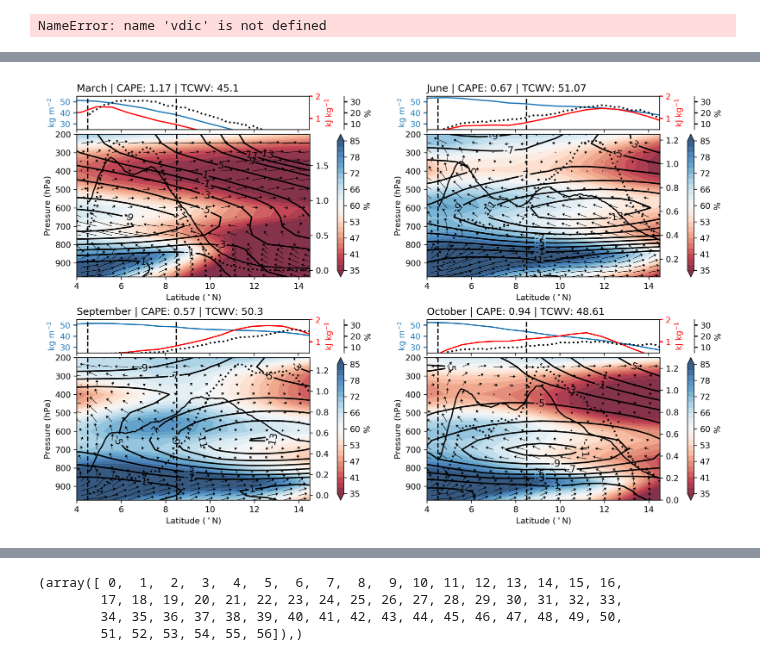
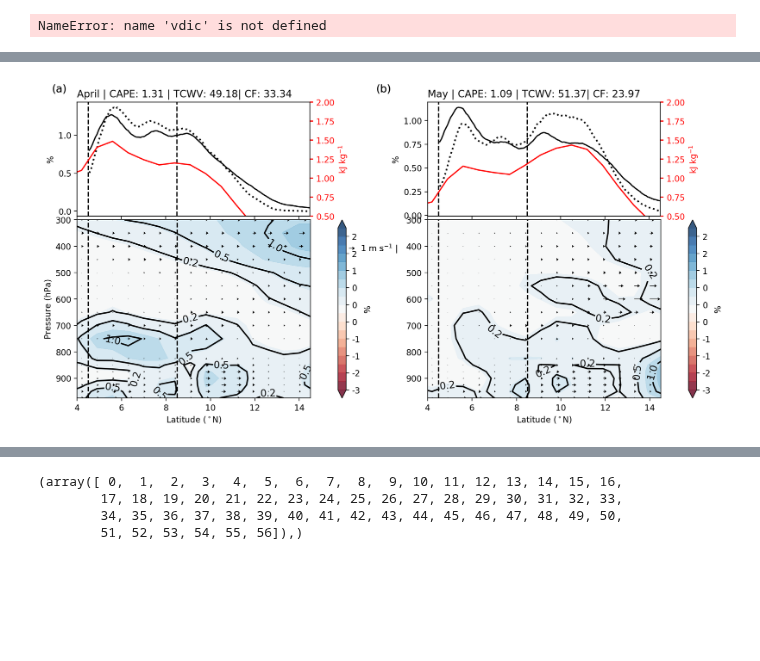
Before and after one commit to cornkle/proj_CEH, a Jupyter notebook: notebooks/CLOVER_crossSection_March_Oct.ipynb, the cells around one changed output, grey strips where cells are left out. Drawn from its saved outputs; the diff is of its cells as text; code cells hidden in the pictures; blank space fills up the shorter version.

Commit message:
Clover revision final

```diff
--- a/notebooks/CLOVER_crossSection_March_Oct.ipynb
+++ b/notebooks/CLOVER_crossSection_March_Oct.ipynb
@@ -33,7 +33,7 @@ cd ..
 # %% [output]
 /home/ck/pythonWorkspace/proj_CEH
 # %%
-pdf = pkl.load(open (cnst.CLOVER_SAVES + 'StormLoc_-50_5000km_WA.p', 'rb'))
+pdf = pkl.load(open ('/media/ck/TOURO/DIR/cornkle/data/CLOVER/saves/' + 'StormLoc_-50_5000km_WA.p', 'rb'))
 # %%
 shdf = salem.read_shapefile(salem.get_demo_file('ne_50m_ocean.shp'))
 # %%
@@ -112,8 +117,8 @@ plt.contour(ar50diff.T)
 <matplotlib.contour.QuadContourSet at 0x...>
 [figure]
 # %%
-OBS2 = pkl.load( open (cnst.CLOVER_SAVES + 'bulk_-50_5000km2_GPM_ERA-I.p', 'rb'))
-OBS1 = pkl.load( open (cnst.CLOVER_SAVES + 'bulk_-70_5000km2_GPM_ERA-I.p', 'rb'))
+OBS2 = pkl.load( open ('/media/ck/TOURO/DIR/cornkle/data/CLOVER/saves/bulk_-50_5000km2_GPM_ERA-I.p', 'rb'))
+OBS1 = pkl.load( open ('/media/ck/TOURO/DIR/cornkle/data/CLOVER/saves/bulk_-70_5000km2_GPM_ERA-I.p', 'rb'))
 def create_dic(dic):
     pp = np.array(dic['pmax'])
     sh = np.array(dic['shear']) #np.array(dic['shear']) * (-1)
@@ -195,10 +200,12 @@ def draw_cross(ax, data, lon, lat, title=None, xlabel=None, ylabel=None,  cmap=N
 
     if quiver is not None:
         qu = ax.quiver(quiver['x'], quiver['y'], quiver['u'], quiver['v'], scale=quiver['scale'], width=0.002, headwidth=7)
+        qk = plt.quiverkey(qu, 0.45, 0.52, 1, '1 m s$^{-1}$ | ',
+                           labelpos='E', coordinates='figure')
 
     if contour is not None:
         cs = ax.contour(contour['x'], contour['y'], contour['data'], levels=contour['levels'], colors=contour['colours'], linewidths=1.7, linestyles='solid' )
-        plt.clabel(cs, inline=1, fontsize=12, fmt='%1.0f')
+        plt.clabel(cs, inline=1, fontsize=12, fmt='%1.1f')
 
     if twinx is not None:
         ax1 = ax.twinx()
@@ -227,6 +234,7 @@ era_srfc_cross =  era_srfc.groupby(grouped).mean(dim='time')
 def sel_month(m1):
 
     cross_march = era_pl_cross.sel(ymonth=str(m1)+'-12', longitude=slice(-10,10), latitude=slice(3.5,15)).mean('longitude')
+    cross_march_std = era_pl_cross.sel(ymonth=str(m1)+'-12', longitude=slice(-10,10), latitude=slice(3.5,15)).var('longitude')
     cross_marchs = era_srfc_cross.sel(ymonth=str(m1)+'-12', longitude=slice(-10,10), latitude=slice(3.5,15)).mean('longitude')
     cross_m_shear = cross_march.sel(level=650)-cross_march.sel(level=900)
 
@@ -244,7 +252,7 @@ def sel_month(m1):
 
     cross_theta_es = calc.saturation_equivalent_potential_temperature(p,t)
 
-    cross_prcp_march = chov.sel(month=m1)
+    #cross_prcp_march = chov.sel(month=m1)
     cross_meanT_march = mean.sel(month=m1)
     cross_70_march = ar70c.sel(month=m1)
     cross_50_march = ar50.sel(month=m1)
@@ -257,9 +265,10 @@ def sel_month(m1):
 
     return {
        'ERA_pl' : cross_march,
+        'ERA_pl_std' : cross_march_std,
         'ERA_srfc' : cross_marchs,
         'ERA_shear' : cross_m_shear,
-        'CHIRPS' : cross_prcp_march,
+#         'CHIRPS' : cross_prcp_march,
         'meanT_-50' : cross_meanT_march,
         'cover70' : cross_70_march,
         'cover50' : cross_50_march,
@@ -284,14 +295,12 @@ vdic = sel_month(3)
 # %%
 
-f=plt.figure(figsize=(12,8), dpi=300)  # this opens a plot window
-
-vdic['ERA_pl'] = vdic['ERA_pl'].sel(level=slice(975,300))
+f=plt.figure(figsize=(12,6), dpi=200)  # this opens a plot window
 
 left, width, width2 = 0.061, 0.43, 0.326#0.345
 space=0.01
 left2 = left + width + left
 
-bottom, height, height2 = 0.07, 0.3, 0.07
+bottom, height, height2 = 0.1, 0.50, 0.32
 bottom1 = bottom + height + space
 
 
@@ -308,21 +317,29 @@ cross4 = [left+width+left, bottom2, width, height]
 line3 = [left, bottom22, width2, height2]
 line4 = [left+width+left, bottom22, width2, height2]
 
-pdic = {3 : (cross3,line3,'March'), 6 : (cross4, line4,'June'), 9 : (cross1, line1,'September'), 10 : (cross2, line2,'October') }
+pdic = {4 : (cross1,line1,'April'), 5 : (cross2, line2,'May')}
 
-for k in pdic.keys():#ids, m in enumerate(np.array([3,6,9,10])):
+
+
+for ids, k in enumerate(pdic.keys()):#ids, m in enumerate(np.array([3,6,9,10])):
 
     m = k
     p1 = pdic[k][0]
     p2 = pdic[k][1]
     mname = pdic[k][2]
 
+    if ids == 0:
+        ylabel = 'Pressure (hPa)'
+    else:
+        ylabel = ''
 
-    ylabel = 'Pressure (hPa)'
+
+
     cbar=True
     xlabel = r'Latitude ($^\circ$N)'
 
     vdic = sel_month(m)
+    vdic['ERA_pl'] = vdic['ERA_pl_std'].sel(level=slice(300,975))
 
 #     ax = plt.axes(p1)#f.add_subplot(2,2,ids+1)
 #     t2 = np.repeat(vdic['ERA_srfc']['t2m'].values, repeats = len(vdic['ERA_pl'].level), axis=0).reshape((len(vdic['ERA_srfc']['t2m'].values), len(vdic['ERA_pl'].level))).T
@@ -340,20 +357,20 @@ for k in pdic.keys():#ids, m in enumerate(np.array([3,6,9,10])):
     uu = (vano)[::, sarrow::st]
     ww = (wano)[::, sarrow::st]
 
-    qin = {'x' : xquiv, 'y' : yquiv, 'u' : uu, 'v' : ww, 'scale' : 30}
+    qin = {'x' : xquiv, 'y' : yquiv, 'u' : uu, 'v' : ww, 'scale' : 40}
 
     # temperature and moisture check
     data = (vdic['ERA_pl']['u'])
     data2 = vdic['ERA_pl']['r'] #np.linspace(50,68,25)
     #data2 = (vdic['ERA_pl']['r'])
     ax = plt.axes(p1)
-    contour = {'data' : data, 'x' : vdic['ERA_pl'].latitude, 'y' : vdic['ERA_pl'].level, 'levels' : [-13,-11,-9,-7,-5,-3,-1,1,5,9,11,13], 'colours' : 'k'}
-    draw_cross(ax, data2, vdic['ERA_pl'].latitude, vdic['ERA_pl'].level, cmap='RdBu',
-               levels=np.linspace(35,85,25), quiver=qin, contour=contour, cbar_label='%', cbar=cbar, xlabel=xlabel, ylabel=ylabel)
+    contour = {'data' : data, 'x' : vdic['ERA_pl'].latitude, 'y' : vdic['ERA_pl'].level, 'levels' : [-3,-2,-1,-0.5,-0.2, 0.2,0.5,1,2,3] , 'colours' : 'k'}  # [-13,-11,-9]
+    draw_cross(ax, data, vdic['ERA_pl'].latitude, vdic['ERA_pl'].level, cmap='RdBu', quiver=qin,
+               levels=np.linspace(-3,3,20), contour=contour, cbar_label='%', cbar=cbar, xlabel=xlabel, ylabel=ylabel)  #np.linspace(35,85,25)
     ax.set_xlim(4,14.5)
-    ax2 = ax.twinx()
-    ax2.plot(vdic['cover40'].lat,(vdic['cover40'].values/np.sum(vdic['cover40'].values))*100, 'k-')
-    ax2.plot(vdic['cover70'].lat,(vdic['cover70'].values/np.sum(vdic['cover70'].values))*100, color='k',  linestyle='dotted', linewidth=2)
+#     ax2 = ax.twinx()
+#     ax2.plot(vdic['cover40'].lat,(vdic['cover40'].values/np.sum(vdic['cover40'].values))*100, 'k-')
+#     ax2.plot(vdic['cover70'].lat,(vdic['cover70'].values/np.sum(vdic['cover70'].values))*100, color='k',  linestyle='dotted', linewidth=2)
 
     plt.axvline(x=4.5, color='k', linestyle='dashed')
     plt.axvline(x=8.5, color='k', linestyle='dashed')
@@ -362,52 +379,65 @@ for k in pdic.keys():#ids, m in enumerate(np.array([3,6,9,10])):
     ax1 = plt.axes(p2)
     ax1.set_xticklabels([])
 
-    pl1, = ax1.plot(vdic['ERA_pl'].latitude,vdic['ERA_srfc']['tcwv'])
+    #pl1, = ax1.plot(vdic['ERA_pl'].latitude,vdic['ERA_srfc']['tcwv'])
+
+    ax1.plot(vdic['cover40'].lat,(vdic['cover40'].values/np.sum(vdic['cover40'].values))*100, 'k-')
+    ax1.plot(vdic['cover70'].lat,(vdic['cover70'].values/np.sum(vdic['cover70'].values))*100, color='k',  linestyle='dotted', linewidth=2)
+
     plt.axvline(x=4.5, color='k', linestyle='dashed')
     plt.axvline(x=8.5, color='k', linestyle='dashed')
     #thetae = vdic['theta_e'][15:18,:].mean(axis=0)-(vdic['theta_es'][8:11,:].mean(axis=0)-273.15)
     #thetae = vdic['theta_e'][15:18,:].mean(axis=0)-(vdic['theta_e'][8:11,:].mean(axis=0))
     #thetae = vdic['theta_e'][18,:]-(vdic['theta_es'][8,:]-273.15)
     thetae = vdic['ERA_srfc']['cape'].values/1000
     #ipdb.set_trace()
-    ax1.set_title(mname + r' | CAPE: ' + str(np.round(np.mean(thetae[2:8]),2)) + ' | TCWV: ' + str(np.round(np.mean(vdic['ERA_srfc']['tcwv'].values[2:8]),2))
+
+    coverfrac = np.sum(vdic['cover70'].values[0:56])/np.sum(vdic['cover50'].values[0:56])*100
+
+    ax1.set_title(mname + r' | CAPE: ' + str(np.round(np.mean(thetae[2:8]),2)) + ' | TCWV: ' + str(np.round(np.mean(vdic['ERA_srfc']['tcwv'].values[2:8]),2)) + '| CF: '+ str(np.round(coverfrac,2))
                   , loc='left', fontsize=12)
 
-    ax1.set_ylim(25,55)
+    #ax1.set_ylim(25,55)
     ax1.set_xlim(4,14.5)
+    #ax1.set_ylim(975,300)
     ax5 = ax1.twinx()
 
 
     pl5, = ax5.plot(vdic['ERA_pl'].latitude, thetae , '-r')
     #ax5.set_ylim(5,16)
     ax5.set_ylim(0.5,2)
 
 
-    ax6 = ax1.twinx()
+    #ax6 = ax1.twinx()
 
-    pl6, = ax6.plot(vdic['cover50'].lat,vdic['cover70'].values/vdic['cover50'].values*100, color='k', linestyle='dotted', linewidth=2)
-    ax6.set_ylim(5,35)
+    #pl6, = ax6.plot(vdic['cover50'].lat,vdic['cover70'].values/vdic['cover50'].values*100, color='k', linestyle='dotted', linewidth=2)
+    #ax6.set_ylim(5,35)
 
 
-    ax1.yaxis.label.set_color(pl1.get_color())
+    #ax1.yaxis.label.set_color(pl1.get_color())
     ax5.yaxis.label.set_color(pl5.get_color())
-    ax6.yaxis.label.set_color(pl6.get_color())
+    #ax6.yaxis.label.set_color(pl6.get_color())
 
     tkw = dict(size=4, width=1.5)
-    ax1.tick_params(axis='y', colors=pl1.get_color(), **tkw)
+    #ax1.tick_params(axis='y', colors=pl1.get_color(), **tkw)
     ax5.tick_params(axis='y', colors=pl5.get_color(), **tkw)
-    ax6.tick_params(axis='y', colors=pl6.get_color(), **tkw)
+    #ax6.tick_params(axis='y', colors=pl6.get_color(), **tkw)
 
 
-    ax6.spines["right"].set_position(("axes", 1.15))
-    ax6.set_ylabel('%')
+    #ax6.spines["right"].set_position(("axes", 1.15))
+    ax1.set_ylabel('%')
     ax5.set_ylabel(r'kJ kg$^{-1}$')
-    ax1.set_ylabel(r'kg m$^{-2}$')
+    #ax1.set_ylabel(r'kg m$^{-2}$')
+
+    plt.annotate('(a)', xy=(0.02, 0.95), xytext=(0, 4), size=13, xycoords=('figure fraction', 'figure fraction'),
+                     textcoords='offset points')
+    plt.annotate('(b)', xy=(0.49, 0.95), xytext=(0, 4), size=13, xycoords=('figure fraction', 'figure fraction'),
+                     textcoords='offset points')
 
 #plt.tight_layout()
-#plt.savefig('/home/ck/DIR/cornkle/figs/CLOVER/paper1/crossS.jpg')
+#plt.savefig('/home/ck/DIR/cornkle/figs/CLOVER/paper1/crossS_new_may.jpg')
 # %% [output]
-[figure, old version]
+[figure, new version]
 # %%
 (vdic['cover70'].values/vdic['cover50'].values)*100
 # %% [output]
```
Also changed, not shown: parts of 8 cells of this notebook, 32 other files.
